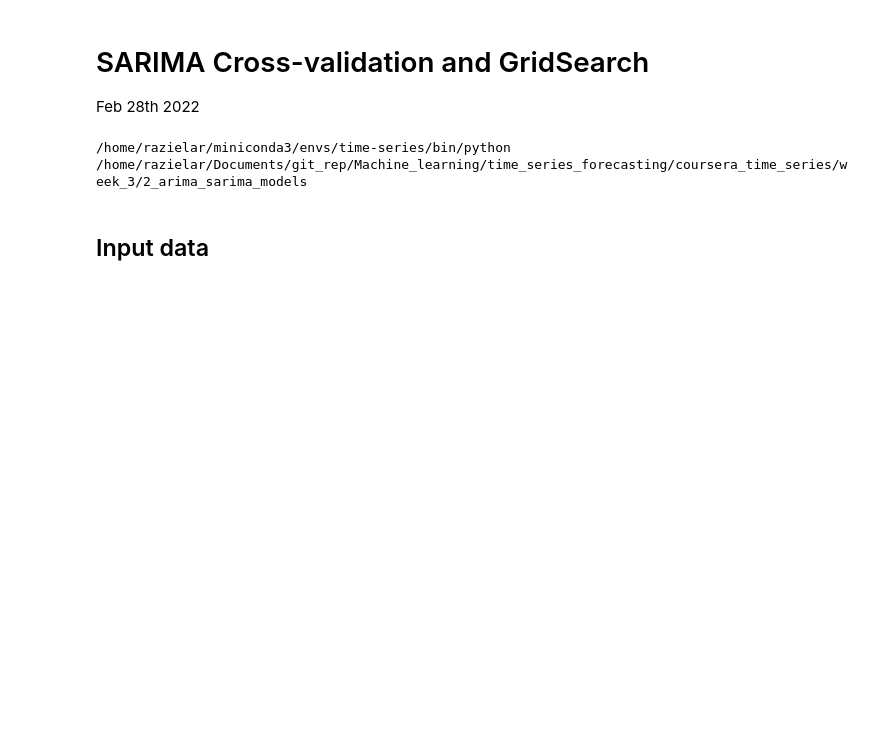
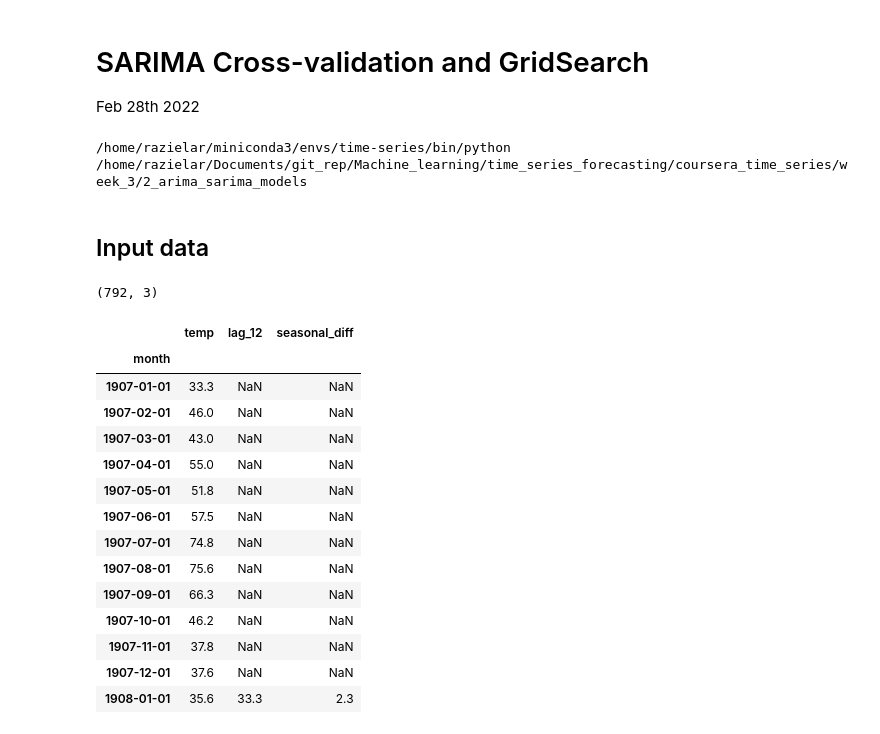
Before and after one commit to razielar/coursera_time_series_forecasting, a Jupyter notebook: coursera_time_series/week_3/2_arima_sarima_models/3_1.sarima_crossvalidation.ipynb, the cells around one changed output. Saved outputs shown, nothing was run; the diff lists cells and outputs as text; code cells hidden in the pictures; blank space fills up the shorter version.

```diff
--- a/coursera_time_series/week_3/2_arima_sarima_models/3_1.sarima_crossvalidation.ipynb
+++ b/coursera_time_series/week_3/2_arima_sarima_models/3_1.sarima_crossvalidation.ipynb
@@ -38,2 +51,35 @@ def cross_validate():
 # %% [markdown]
 ## Input data
+# %%
+data= "./course_data/"
+monthly_temp= pd.read_csv(data+"mean-monthly-temperature-1907-19.csv",
+                          names= ["month", "temp"], skipfooter= 2, engine= 'python',
+                          infer_datetime_format= True, header= 0, index_col= 0)
+monthly_temp.index= pd.to_datetime(monthly_temp.index)
+# 'A'= annually
+annual_temp=  monthly_temp.resample('A').mean()
+# Differencing by season:
+monthly_temp['lag_12']= monthly_temp.shift(12)
+# display(monthly_temp.head(14))
+monthly_temp['seasonal_diff']= monthly_temp.temp - monthly_temp.lag_12
+# display(monthly_temp.head(14))
+# Head
+print(monthly_temp.shape)
+monthly_temp.head(13)
+# %% [output]
+(792, 3)
+|  | temp | lag_12 | seasonal_diff |
+| month |  |  |  |
+| 1907-01-01 | 33.3 | NaN | NaN |
+| 1907-02-01 | 46.0 | NaN | NaN |
+| 1907-03-01 | 43.0 | NaN | NaN |
+| 1907-04-01 | 55.0 | NaN | NaN |
+| 1907-05-01 | 51.8 | NaN | NaN |
+| 1907-06-01 | 57.5 | NaN | NaN |
+| 1907-07-01 | 74.8 | NaN | NaN |
+| 1907-08-01 | 75.6 | NaN | NaN |
+| 1907-09-01 | 66.3 | NaN | NaN |
+| 1907-10-01 | 46.2 | NaN | NaN |
+| 1907-11-01 | 37.8 | NaN | NaN |
+| 1907-12-01 | 37.6 | NaN | NaN |
+| 1908-01-01 | 35.6 | 33.3 | 2.3 |
```
Also changed, not shown: parts of 15 cells of this notebook.
